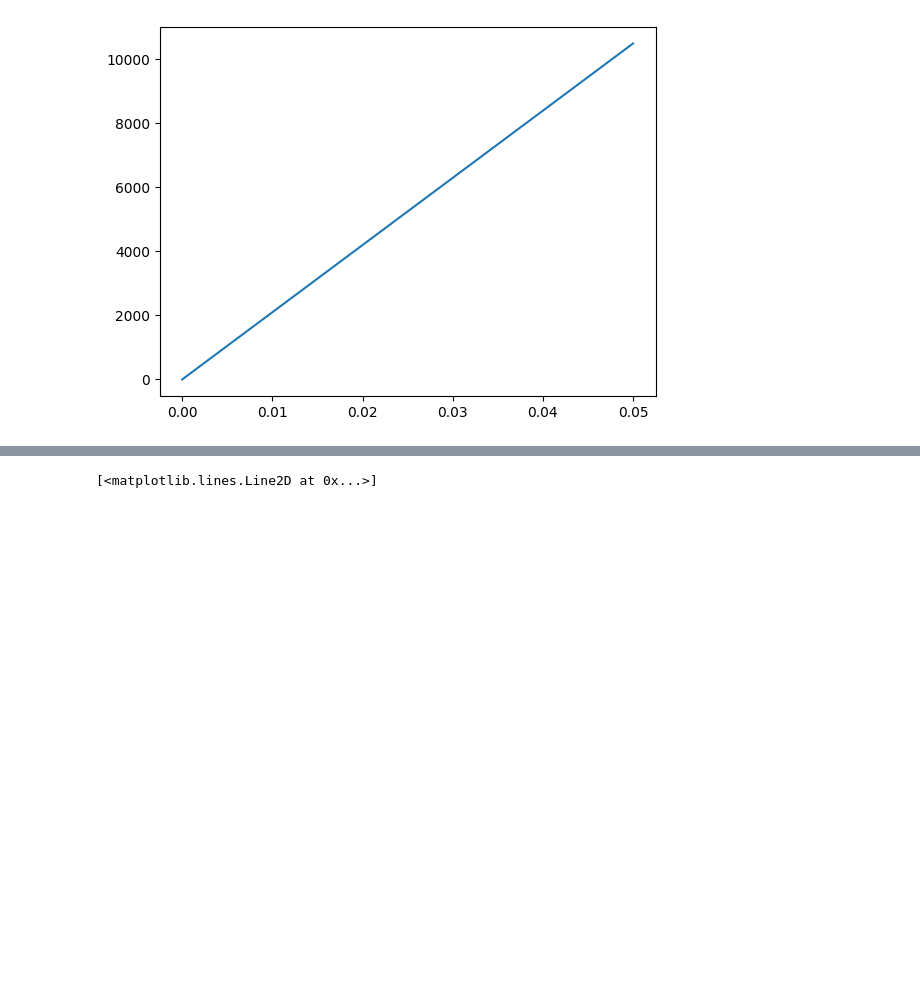
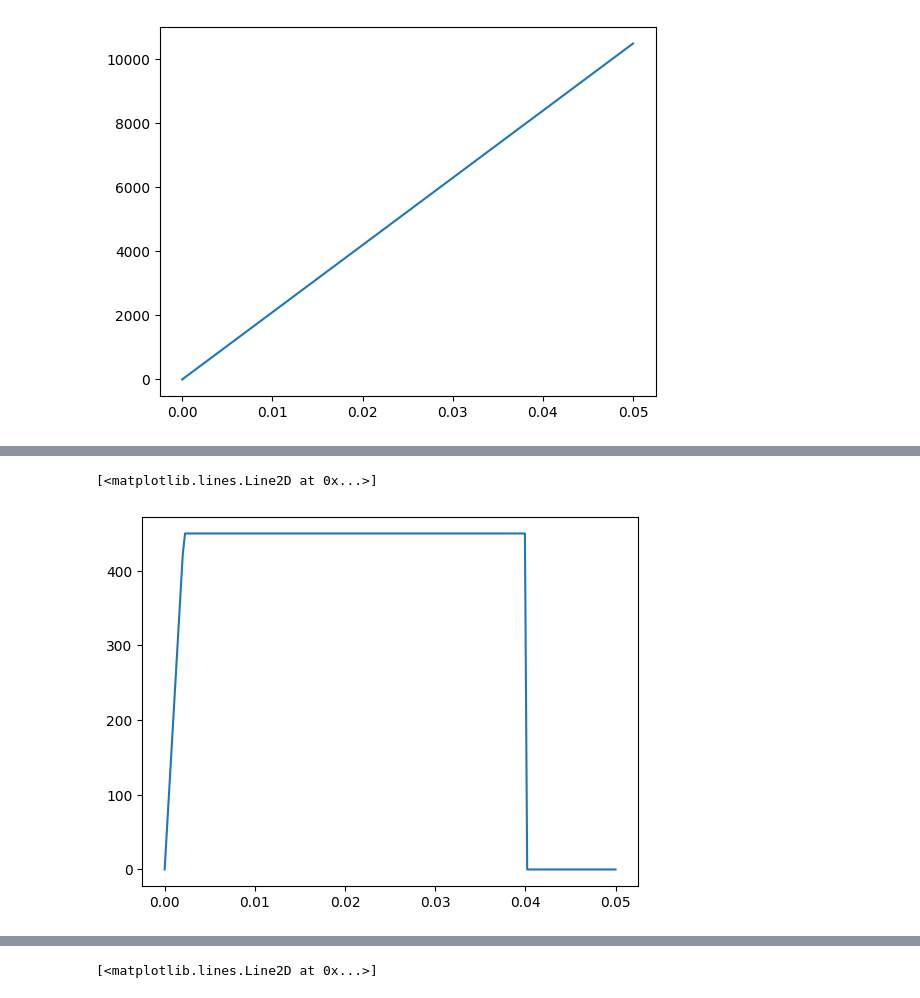
Before and after one commit to fib-international/structuralcodes, a Jupyter notebook: test.ipynb, the cells around one changed output, grey strips where cells are left out. Cells and saved outputs as stored; diff of their text form; code cells hidden in the pictures; blank space fills up the shorter version.

```diff
--- a/test.ipynb
+++ b/test.ipynb
@@ -26,0 +35,9 @@ plt.plot(strain,stress)
+# %%
+el = sc.materials.constitutive_laws.ElasticPlastic(210000,450,eps_su = 0.04)
+strain = np.linspace(0,0.05,200)
+stress = el.get_stress(strain)
+
+plt.plot(strain,stress)
+# %% [output]
+[<matplotlib.lines.Line2D at 0x...>]
+[figure, added]
```
Also changed, not shown: parts of 8 cells of this notebook, 4 other files.
